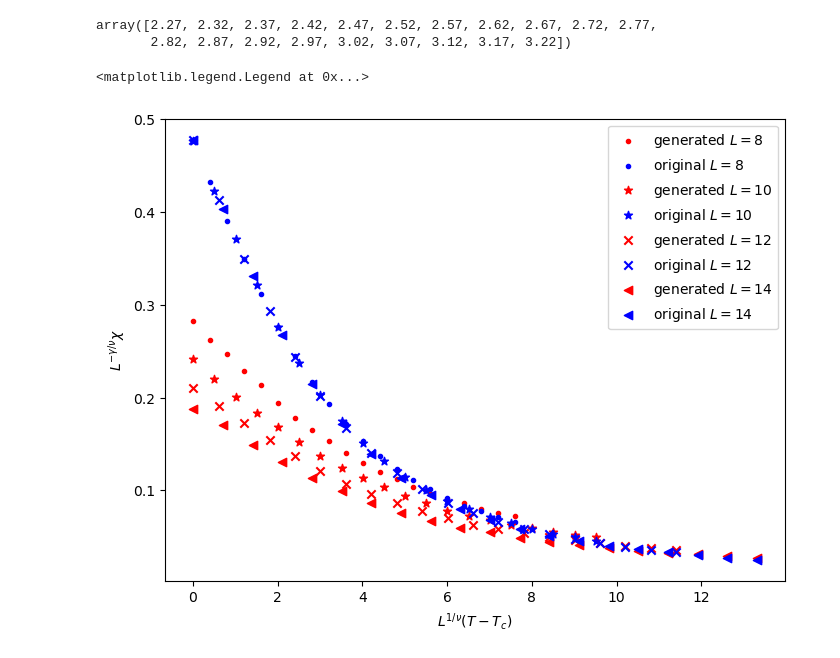
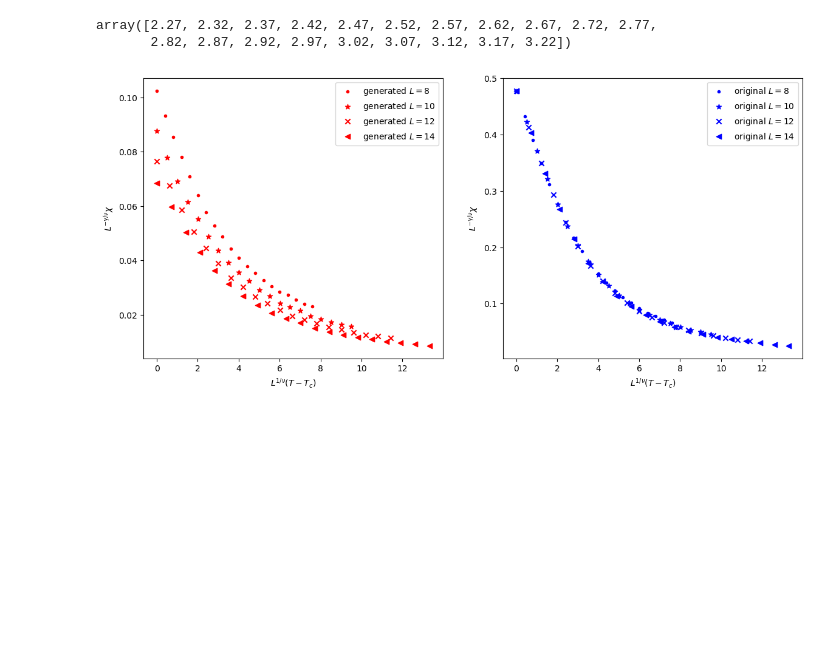
Before and after one commit to bsfn-0323/diffusion, a Jupyter notebook: recon_critBehav.ipynb, the cells around one changed output. Cells and saved outputs as stored; diff of their text form; code cells hidden in the pictures; blank space fills up the shorter version.

```diff
--- a/recon_critBehav.ipynb
+++ b/recon_critBehav.ipynb
@@ -179,7 +179,7 @@ plt.scatter((Ts-Tc),susc_true)
 # %%
 Ls = np.array([8,10,12,14])
 Ns = Ls**2
-
+Tc = 2/np.log(1+np.sqrt(2))
 for l,N in enumerate(Ns):
     Dkls = np.load(f"data_N{N}_T10.000_P50000/dkls.npy")
     plt.plot(Ts-Tc,Dkls,label = f"N = {N}")
@@ -201,7 +201,7 @@ for l,L in enumerate(Ls):
     N = L**2
     for t,T in enumerate(Ts):
         data = load_data(N,difftemp,P,T,nSteps,dt)
-        magn = np.mean(data,axis = 1)
+        magn = np.mean(np.sign(data),axis = 1)
         susc_recon[l][t] = L**2*(np.mean(magn**2) - np.mean(magn)**2)/T
         data = load_original_data(L,T,200000)
         magn = np.mean(data,axis = 1)
@@ -209,22 +209,26 @@ for l,L in enumerate(Ls):
 # %%
 from scipy.optimize import curve_fit as cf
 def lin(x,a,b):
     return a*x+b
 #popt1, pcov = cf(lin,(Ts[5:]-Tc)**(-7/4),susc_recon[5:])
 #popt2, pcov = cf(lin,(Ts[5:]-Tc)**(-7/4),susc_true[5:])
-plt.figure(figsize = (8,6))
+plt.figure(figsize = (14,6))
 mks = [".","*","x","<"]
 for l,L in enumerate(Ls):
+    plt.subplot(1,2,1)
     plt.scatter(L*(Ts-Tc),susc_recon[l]*L**(-7/4),color = "red",marker=mks[l],label = rf"generated $L = {L}$")
+    plt.xlabel(r"$L^{1/\nu}(T-T_c)$")
+    plt.ylabel(r"$L^{-\gamma/\nu}\chi$")
+    plt.legend()
+    plt.subplot(1,2,2)
     plt.scatter(L*(Ts-Tc),susc_true[l]*L**(-7/4),color = "blue",marker=mks[l],label = rf"original $L = {L}$")
+    plt.xlabel(r"$L^{1/\nu}(T-T_c)$")
+    plt.ylabel(r"$L^{-\gamma/\nu}\chi$")
+    plt.legend()
 
-plt.xlabel(r"$L^{1/\nu}(T-T_c)$")
-plt.ylabel(r"$L^{-\gamma/\nu}\chi$")
-plt.legend()
 #plt.plot((Ts-Tc)**(7/4), lin((Ts-Tc)**(-7/4),*popt1),color = "C0",linestyle = "--")
 #plt.grid("both",linestyle = "--",alpha = 0.2)
 #plt.xscale("log")
 #plt.yscale("log")
 # %% [output]
-<matplotlib.legend.Legend at 0x...>
-[figure, old version]
+[figure, new version]
```
